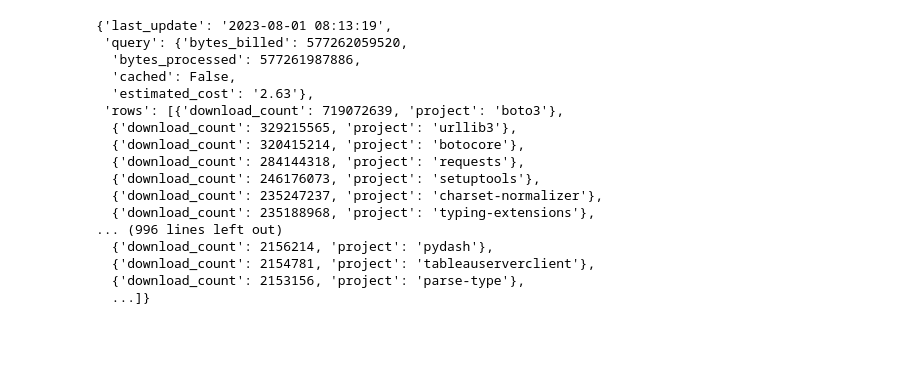
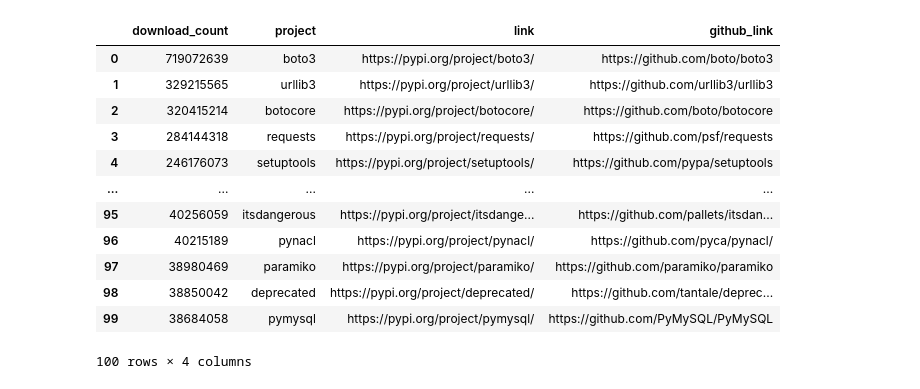
Before and after one commit to varunsha30/dissertation-tcd-2023, a Jupyter notebook: repo-data-extraction.ipynb, the cells around one changed output. Cells and saved outputs as stored; diff of their text form; code cells hidden in the pictures; blank space fills up the shorter version.

```diff
--- a/repo-data-extraction.ipynb
+++ b/repo-data-extraction.ipynb
@@ -7,20 +8,18 @@ repo_json = json.loads(open('data/top-pypi-packages-30-days.json').read())
+# %%
+repo_df = pd.read_json('data/link-data.json')
 # %%
-repo_df = pd.read_csv()
+repo_df
 # %% [output]
+|  | download_count | project | link | github_link |
+| 0 | 719072639 | boto3 | https://pypi.org/project/boto3/ | https://github.com/boto/boto3 |
+| 1 | 329215565 | urllib3 | https://pypi.org/project/urllib3/ | https://github.com/urllib3/urllib3 |
+| 2 | 320415214 | botocore | https://pypi.org/project/botocore/ | https://github.com/boto/botocore |
+| 3 | 284144318 | requests | https://pypi.org/project/requests/ | https://github.com/psf/requests |
+| 4 | 246176073 | setuptools | https://pypi.org/project/setuptools/ | https://github.com/pypa/setuptools |
+| ... | ... | ... | ... | ... |
+| 95 | 40256059 | itsdangerous | https://pypi.org/project/itsdange... | https://github.com/pallets/itsdan... |
+| 96 | 40215189 | pynacl | https://pypi.org/project/pynacl/ | https://github.com/pyca/pynacl/ |
+| 97 | 38980469 | paramiko | https://pypi.org/project/paramiko/ | https://github.com/paramiko/paramiko |
+| 98 | 38850042 | deprecated | https://pypi.org/project/deprecated/ | https://github.com/tantale/deprec... |
+| 99 | 38684058 | pymysql | https://pypi.org/project/pymysql/ | https://github.com/PyMySQL/PyMySQL |
-{'last_update': '2023-08-01 08:13:19',
- 'query': {'bytes_billed': 577262059520,
-  'bytes_processed': 577261987886,
-  'cached': False,
-  'estimated_cost': '2.63'},
- 'rows': [{'download_count': 719072639, 'project': 'boto3'},
-  {'download_count': 329215565, 'project': 'urllib3'},
-  {'download_count': 320415214, 'project': 'botocore'},
-  {'download_count': 284144318, 'project': 'requests'},
-  {'download_count': 246176073, 'project': 'setuptools'},
-  {'download_count': 235247237, 'project': 'charset-normalizer'},
-  {'download_count': 235188968, 'project': 'typing-extensions'},
-... (996 lines left out)
-  {'download_count': 2156214, 'project': 'pydash'},
-  {'download_count': 2154781, 'project': 'tableauserverclient'},
-  {'download_count': 2153156, 'project': 'parse-type'},
-  ...]}
+100 rows × 4 columns
```
Also changed, not shown: parts of 5 cells of this notebook, 5 other files.
